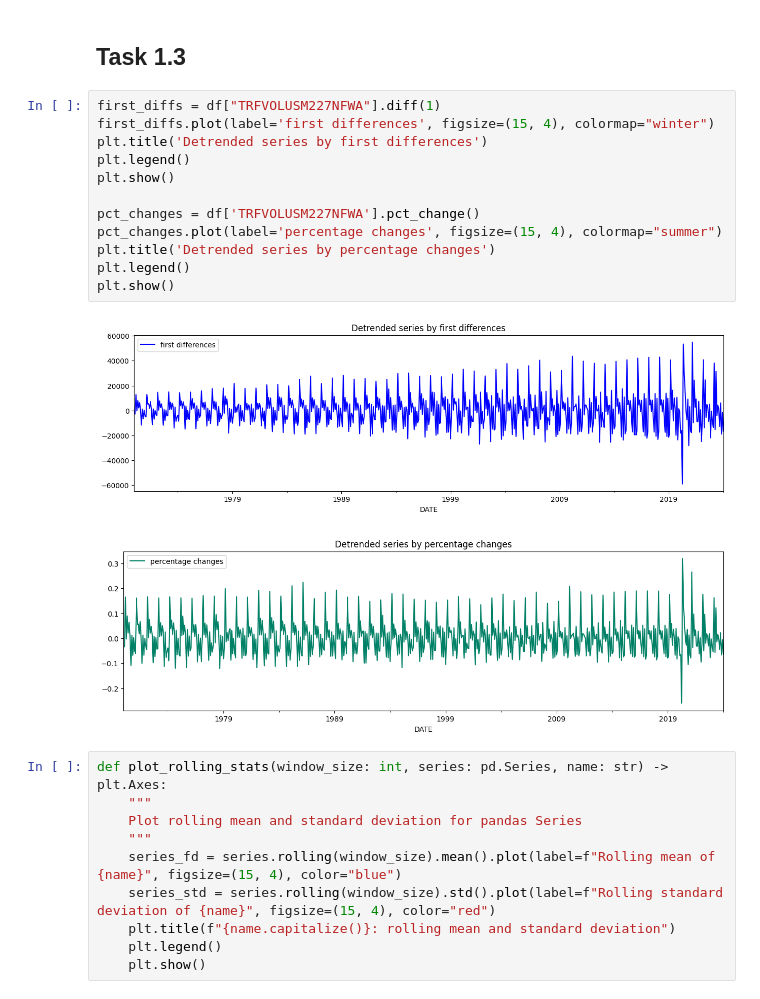
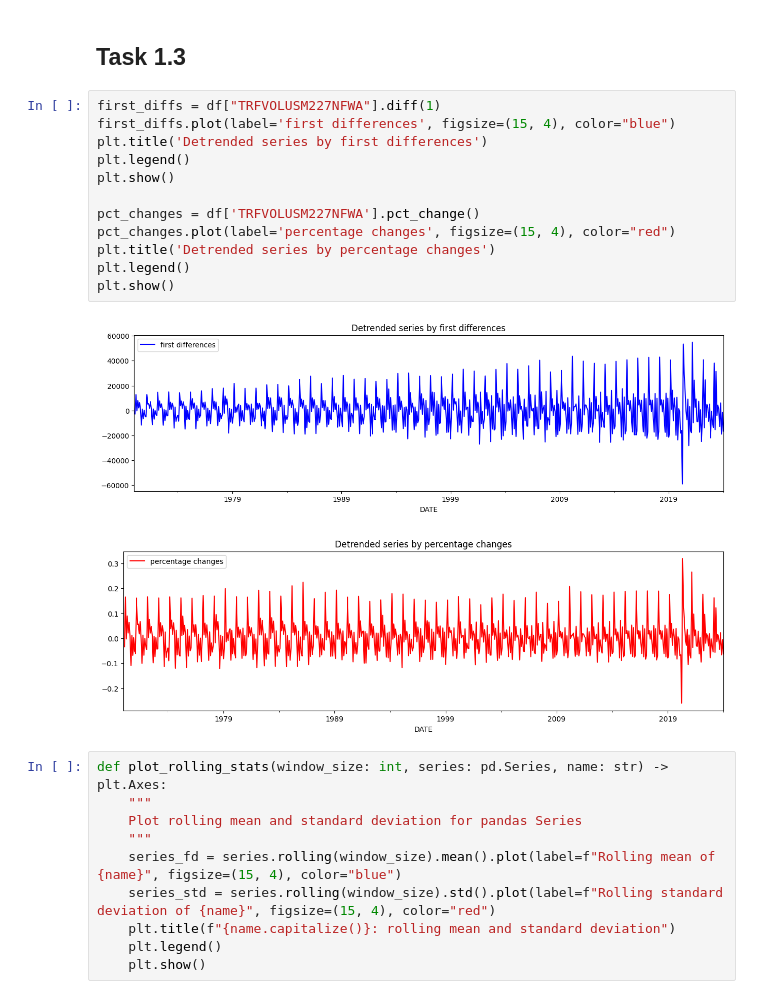
Before and after one commit to H1mansh0/time_series, a Jupyter notebook: time_series.ipynb, the cells around one changed output. Cells and saved outputs as stored; diff of their text form.

Commit message:
Add some colors to plots

```diff
--- a/time_series.ipynb
+++ b/time_series.ipynb
@@ -58,19 +58,19 @@ So, beacause our data don't have stable trend during time, the possible created
 ## Task 1.3
 # %%
 first_diffs = df["TRFVOLUSM227NFWA"].diff(1)
-first_diffs.plot(label='first differences', figsize=(15, 4), colormap="winter")
+first_diffs.plot(label='first differences', figsize=(15, 4), color="blue")
 plt.title('Detrended series by first differences')
 plt.legend()
 plt.show()
 
 pct_changes = df['TRFVOLUSM227NFWA'].pct_change()
-pct_changes.plot(label='percentage changes', figsize=(15, 4), colormap="summer")
+pct_changes.plot(label='percentage changes', figsize=(15, 4), color="red")
 plt.title('Detrended series by percentage changes')
 plt.legend()
 plt.show()
 # %% [output]
 [figure]
-[figure, old version]
+[figure, new version]
 # %%
 def plot_rolling_stats(window_size: int, series: pd.Series, name: str) -> plt.Axes:
     """
```
Also changed, not shown: parts of 7 cells of this notebook.
